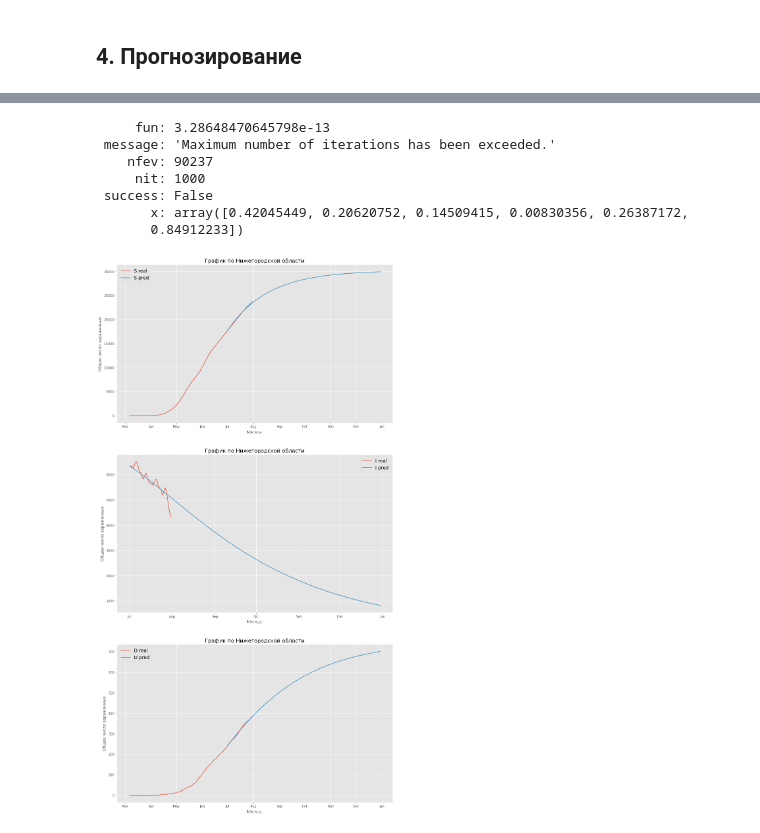
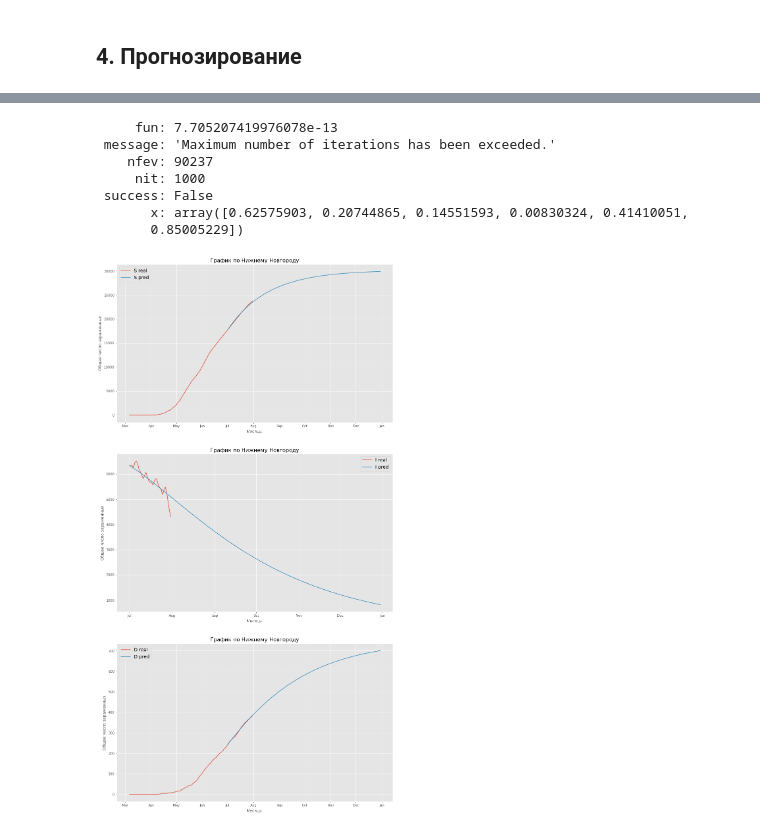
Before and after one commit to igor-sumin/Covid-19, a Jupyter notebook: Covid-19.ipynb, the cells around one changed output, grey strips where cells are left out. Cells and saved outputs as stored; diff of their text form; code cells hidden in the pictures.

```diff
--- a/Covid-19.ipynb
+++ b/Covid-19.ipynb
@@ -105,5 +101,5 @@ for i in range(5):
 # %%
-# Визуализация данных по Нижегородской области
+# Визуализация данных по Нижнему Новгороду
 fig, ax = plt.subplots(5, 1, figsize=(15,45))
 
 NN_period = NN.index
@@ -122,7 +118,7 @@ for i in range(5):
 
     ax[i].set_xlabel('Месяцы')
     ax[i].set_ylabel('Общее число зараженных')
-    ax[i].set_title('График по Нижегородской области', fontsize=16)
+    ax[i].set_title('График по Нижнему Новгороду', fontsize=16)
 
     leg = ax[i].legend();
 # %% [output]
@@ -167,12 +150,10 @@ $\kappa$ - это скорость трансформации от подвер
 # %%
-# Остальные парамтеры зададим значениями, определенные ученными:
-# (источник - https://www.who.int/emergencies/diseases/novel-coronavirus-2019)
-
+# Зададим параметры, определенные медиками
 beta = 3/14
 kappa = 1/3
 gamma = 1/14
 mu = 0.08
-theta = 0.55
+theta = 0.4
 ksi = 0.6
 
 # Неизвестные параметры для модели SEIRD
@@ -265,10 +242,3 @@ def Euler(func, q_12):
         AA[:, i] = AA[:, i - 1] + func(t, AA[:, i - 1], q_12)
 
     return AA
-# %%
-# Посмотрим как строятся графики функции моделей SEIRD и SEIRD-S на параметрах, заданных ученными
-
-# Для SEIRD
-S_, E_, I_, R_, D_ = Euler(SEIRD, q)
-# Для SEIRD-S
-S_s, E_s, I_s, R_s, D_s = Euler(SEIRD_S, q2)
@@ -364,5 +297,5 @@ pltplot(I_new, I, "I")
 # %%
-# Вспомни как выглядит ситуация в Нижегородской области до августа
+# Вспомни как выглядит ситуация в НН до августа
 fig, ax = plt.subplots(5, 1, figsize=(15,45))
 
 NN_period = NN.index
@@ -381,7 +314,7 @@ for i in range(5):
 
     ax[i].set_xlabel('Месяцы')
     ax[i].set_ylabel('Общее число зараженных')
-    ax[i].set_title('График по Нижегородской области', fontsize=16)
+    ax[i].set_title('График по Нижнему Новгороду', fontsize=16)
 
     leg = ax[i].legend();
 # %% [output]
@@ -405,13 +336,13 @@ res = differential_evolution(target_q2, bound_q2)
 
 res
 # %% [output]
-     fun: 3.28648470645798e-13
+     fun: 7.705207419976078e-13
  message: 'Maximum number of iterations has been exceeded.'
     nfev: 90237
      nit: 1000
  success: False
-       x: array([0.42045449, 0.20620752, 0.14509415, 0.00830356, 0.26387172,
-       0.84912233])
+       x: array([0.62575903, 0.20744865, 0.14551593, 0.00830324, 0.41410051,
+       0.85005229])
 # %%
 q_new = res.x
 
@@ -430,28 +361,27 @@ for i in range(1, K + 152):
 
 S_, E_, I_, R_, D_ = AA
 # %%
-# Визуализируем прогноз
 T_new = pd.date_range(start=start, periods=K + 152)
 
 fig, ax = plt.subplots(3, 1, figsize=(15,30))
 
 ax[0].plot(NN_period, NN['Confirmed'], label='S real')
 ax[0].plot(T_new, S_, label='S pred')
 
 ax[1].plot(T, I, label='I real')
 ax[1].plot(T_new, I_, label='I pred')
 
 ax[2].plot(NN_period, NN['Deaths'], label='D real')
 ax[2].plot(T_new, D_, label='D pred')
 
 for i in range(3):
     ax[i].xaxis.set_major_locator(mdates.MonthLocator())
     ax[i].xaxis.set_major_formatter(mdates.DateFormatter('%b'))
 
     ax[i].set_xlabel('Месяцы')
     ax[i].set_ylabel('Общее число зараженных')
-    ax[i].set_title('График по Нижегородской области', fontsize=16)
+    ax[i].set_title('График по Нижнему Новгороду', fontsize=16)
 
     leg = ax[i].legend();
 # %% [output]
-[figure, old version]
+[figure, new version]
```
Also changed, not shown: parts of 31 cells of this notebook.
